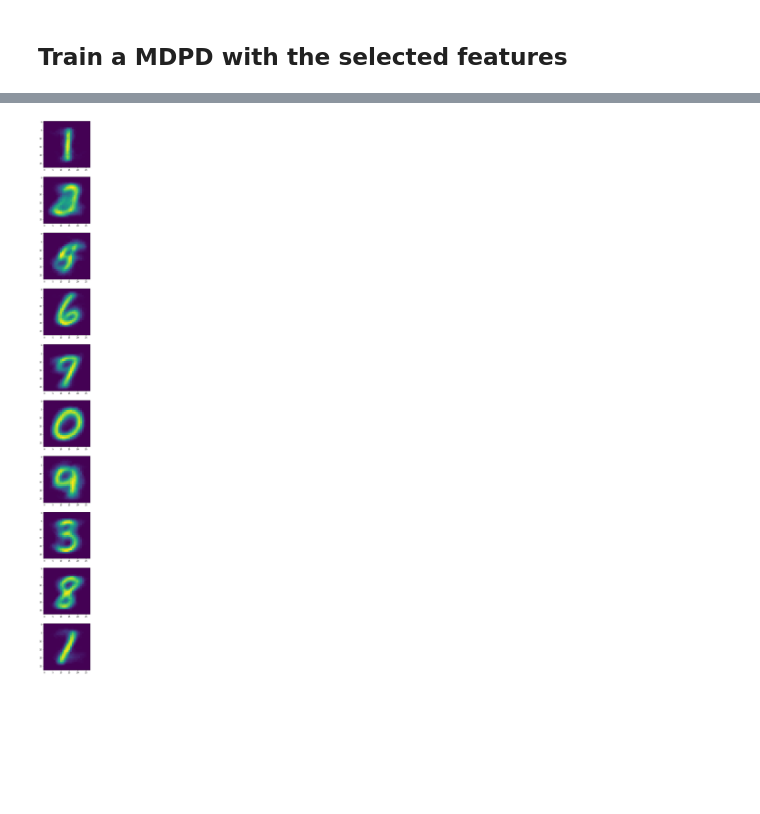
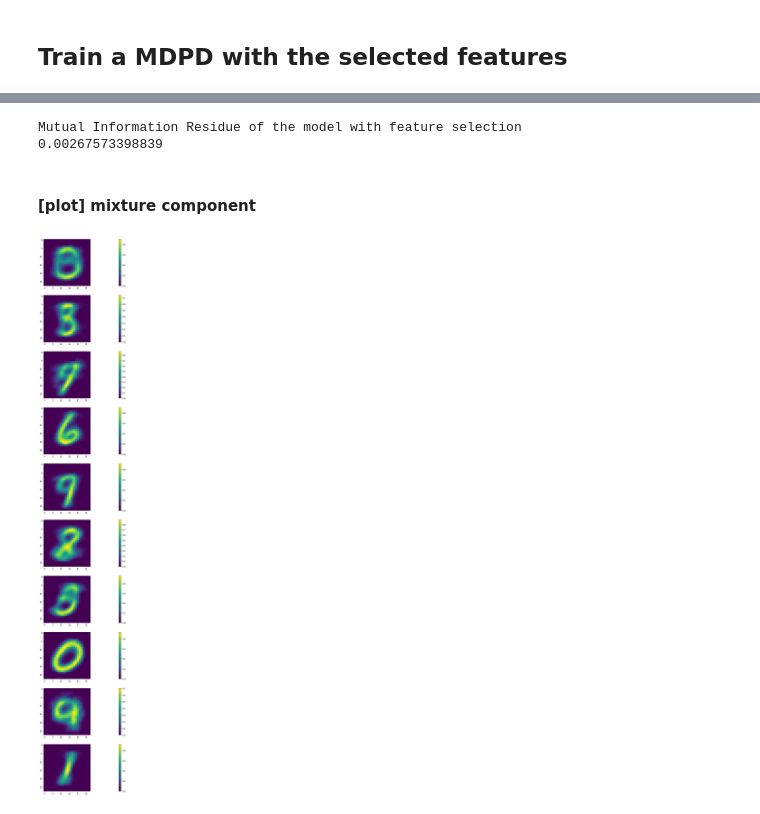
Before and after one commit to zyzzhaoyuzhe/MDPD, a Jupyter notebook: python/MNIST.ipynb, the cells around one changed output, grey strips where cells are left out. Drawn from its saved outputs; the diff is of its cells as text; code cells hidden in the pictures; blank space fills up the shorter version.

```diff
--- a/python/MNIST.ipynb
+++ b/python/MNIST.ipynb
@@ -21,13 +21,14 @@ def show_img(arrays, figsize=None):
     for i in xrange(n):
         plt.subplot(n,1,i+1)
         plt.imshow(arrays[i].reshape((28,28)))
+        plt.colorbar()
     plt.show()
 # %% [markdown]
 ## Read Data
 # %%
-folder = "/media/vzhao/Data/MNIST"
-# folder = "/Users/vincent/Documents/Research/MDPD/MNIST"
+# folder = "/media/vzhao/Data/MNIST"
+folder = "/Users/vincent/Documents/Research/MDPD/MNIST"
 mnist = readers.MNIST_Reader(folder, binarized=True)
 train, labels = mnist.train, mnist.labels
-_, dim, _ = train.shape
+_, DIM, _ = train.shape
 # %% [output]
@@ -155,5 +143,5 @@ show_img([img])
 # %%
-%%time
-model1 = MDPD.MDPD()
-model1.fit(data, ncomp=10, init='random', verbose=True, features=features[:Ntop], epoch=50)
+Ntop = 300
+model_batch = MDPD.MDPD_standard()
+model_batch.fit(data, ncomp=10, init='random', verbose=False, features=Ntop, epoch=100)
 # %% [output]
@@ -179,4 +165,15 @@ Wall time: 1min 4s
+# %%
+log_post = model_batch.log_posterior(data)
+score, weights = utils.Feature_Selection.MI_score_conditional(data, log_post, rm_diag=True)
+sigma_condition = score.sum(axis=1)
+print 'Mutual Information Residue of the model with feature selection'
+print np.sum(sigma_condition * weights[np.newaxis, :]) / (DIM * (DIM - 1))
+# %% [output]
+Mutual Information Residue of the model with feature selection
+0.00267573398839
+# %% [markdown]
+#### [plot] mixture component
 # %%
-show_img(np.exp([model1.logC[:,0,i] for i in xrange(10)]), figsize=(50,50))
+show_img(np.exp([model_batch.logC[:,0,i] for i in xrange(10)]), figsize=(50,50))
 # %% [output]
-[figure, old version]
+[figure, new version]
```
Also changed, not shown: parts of 22 cells of this notebook, 3 other files.
